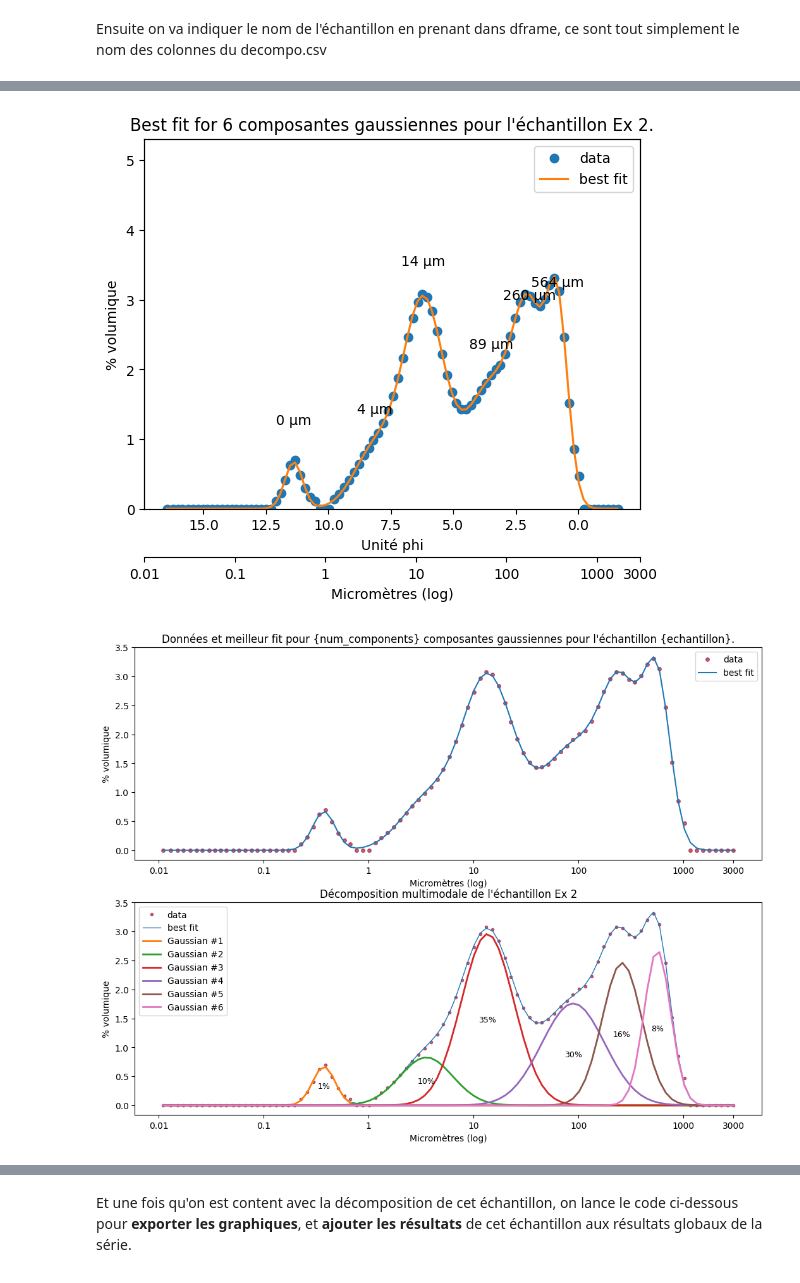
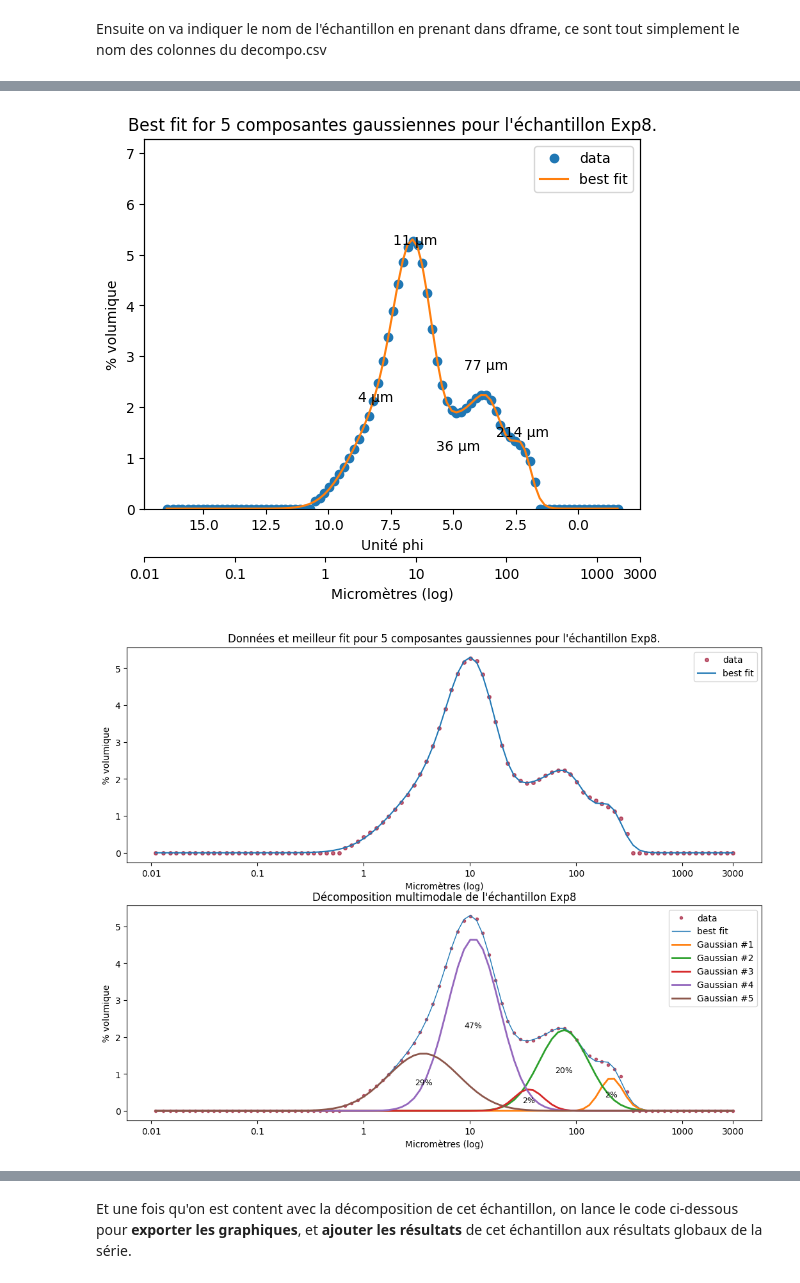
Before and after one commit to AQueff/ParticleSizeAnalysis, a Jupyter notebook: Multimodal_decomposition.ipynb, the cells around one changed output, grey strips where cells are left out. Saved outputs shown, nothing was run; the diff lists cells and outputs as text; code cells hidden in the pictures.

```diff
--- a/Multimodal_decomposition.ipynb
+++ b/Multimodal_decomposition.ipynb
@@ -15,19 +18,19 @@ dframe_results_tot = pd.DataFrame(columns=['Echantillon','Centres (microns)','Pr
 Ensuite on peut charger les données et indiquer que x sera toujours la même colonne.
 # %%
 # Charger les données
-dframe = pd.read_csv('ex.csv')
-x = dframe['Unités']
+dframe = pd.read_csv('Decompo.csv')
+x = dframe['Unites']
 # %% [markdown]
 Ensuite on va indiquer le nom de l'échantillon en prenant dans dframe, ce sont tout simplement le nom des colonnes du decompo.csv
 # %%
 # Décomposition multimodale de distribution granulométrique
 # Indiquer le nom de l'échantillon
-echantillon = 'Ex 2'
+echantillon = 'Exp8'
 
 # Choisir le nombre de composantes
-centers_init = np.array([12,11,6.5,3,2.5,2])
-sigmas_init = np.array([1.5,1.5,1.5,1.5,1,1.5])
-amplitudes_init = np.array([2,2,5,3,2,5])
+centers_init = np.array([2,3,4,7,9])
+sigmas_init = np.array([1,1,1,1,2])
+amplitudes_init = np.array([1,1,1,1,1])
 
 #############################################################
 #############################################################
@@ -157,7 +160,7 @@ fig, axes = plt.subplots(2, 1, figsize=(12.8, 9.6))
 axes[0].plot(x, y, 'o', color='#99002299', markersize=4, label='data')
 axes[0].plot(x, result.best_fit, '-', label='best fit')
 axes[0].invert_xaxis()
-axes[0].set_title('Données et meilleur fit pour {num_components} composantes gaussiennes pour l\'échantillon {echantillon}.')
+axes[0].set_title(f'Données et meilleur fit pour {num_components} composantes gaussiennes pour l\'échantillon {echantillon}.')
 axes[0].legend()
 axes[0].set_xticks(custom_ticks)
 axes[0].set_xticklabels(custom_ticklabels)
@@ -227,2 +230,2 @@ dframe_results.loc[1:,'Echantillon'] = None
-[figure, old version]
+[figure, new version]
-[figure, old version]
+[figure, new version]
```
Also changed, not shown: parts of 3 cells of this notebook.
